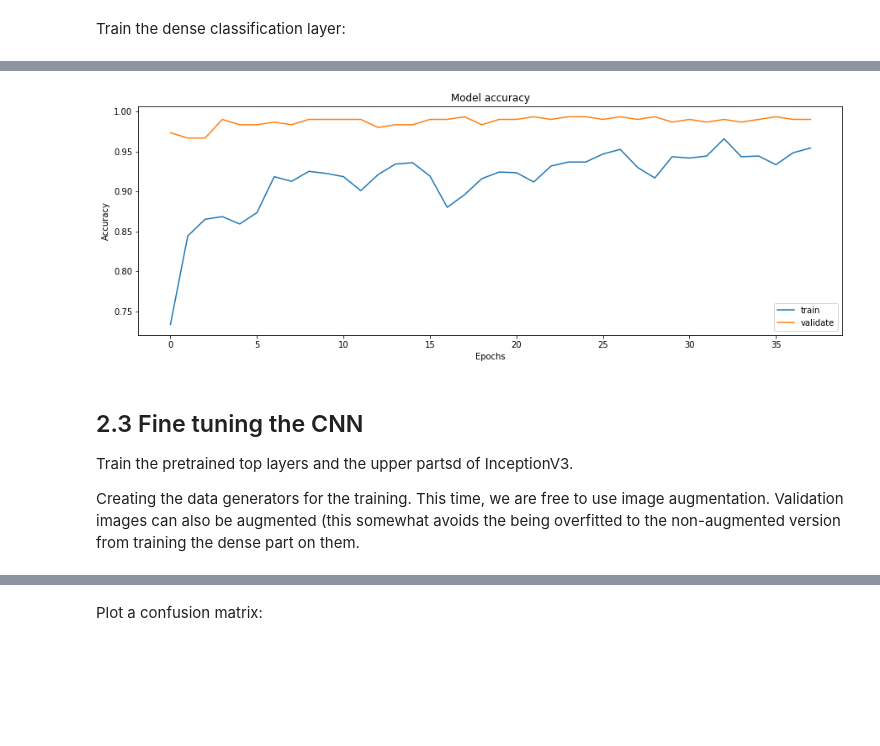
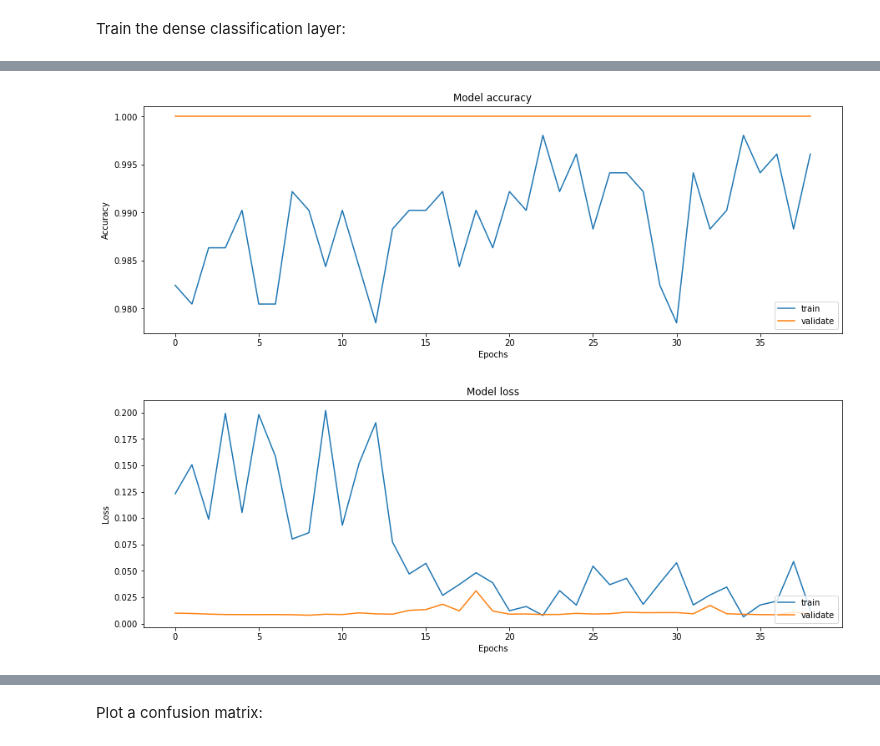
Before and after one commit to raczkristof/deepStep, a Jupyter notebook: FinalTrain/DeepStep_finaltrain.ipynb, the cells around one changed output, grey strips where cells are left out. Cells and saved outputs as stored; diff of their text form; code cells hidden in the pictures; blank space fills up the shorter version.

```diff
--- a/FinalTrain/DeepStep_finaltrain.ipynb
+++ b/FinalTrain/DeepStep_finaltrain.ipynb
@@ -214,0 +211,13 @@ Plot the accuracy during the training.
+# %%
+from keras.applications import InceptionV3
+
+deepStep_model = Sequential(name = 'DeepStep')
+
+# Add InceptionV3 as the bottom part of the network. Original uses input shape of 299x299, but 259x259 suits the spectrograms better
+model_InV3 = InceptionV3(include_top = False, weights = '/content/drive/My Drive/DeepStep_colab/InceptionV3_spectrogram_pretrained_weights.hdf5', input_shape = (259, 259, 3))
+
+deepStep_model.add(model_InV3)
+deepStep_model.add(class_model)
+
+deepStep_model.compile(optimizer = SGD(lr = 0.0001), loss='categorical_crossentropy', metrics=['accuracy'])
+deepStep_model.summary()
@@ -214,0 +239,7 @@ Plot the accuracy during the training.
+# %%
+# Monitor validation accuracy as our benchmark metric in this training:
+early_stopping = EarlyStopping(monitor='val_loss', patience = 30, restore_best_weights = True, verbose = 1)
+# Save the best model of rough training to my drive.
+checkpointer =  ModelCheckpoint(filepath = '/content/drive/My Drive/DeepStep_colab/FinalTrain/DeepStep_model.hdf5', monitor='val_loss', save_best_only = True)
+# Save a log of training to my drive
+logger = CSVLogger('/content/drive/My Drive/DeepStep_colab/FinalTrain/DeepStep_class_model_training.log.txt')
@@ -214,0 +248,7 @@ Plot the accuracy during the training.
+# %%
+history = deepStep_model.fit_generator(train_generator,
+                                       epochs = 1000,
+                                        verbose = 1,
+                                        shuffle = True,
+                                        validation_data = validate_generator,
+                                        callbacks = [checkpointer, early_stopping, logger])
@@ -215,19 +279,31 @@ Plot the accuracy during the training.
 # %%
+import numpy as np
+
+# Plot model accuracy
 plt.figure(figsize = (15,5))
 
 plt.plot(history.history['acc'])
 plt.plot(history.history['val_acc'])
 plt.title('Model accuracy')
 plt.ylabel('Accuracy')
 plt.xlabel('Epochs')
 plt.legend(['train', 'validate'], loc='lower right')
 
 plt.show()
+plt.close()
+
+# Plot model loss
+plt.figure(figsize = (15,5))
+
+plt.plot(history.history['loss'])
+plt.plot(history.history['val_loss'])
+plt.title('Model loss')
+plt.ylabel('Loss')
+plt.xlabel('Epochs')
+plt.legend(['train', 'validate'], loc='lower right')
+
+plt.show()
+plt.close()
 # %% [output]
-[figure, old version]
+[figure, new version]
+[figure, added]
-# %% [markdown]
-## 2.3 Fine tuning the CNN
-
-Train the pretrained top layers and the upper partsd of InceptionV3.
-
-Creating the data generators for the training. This time, we are free to use image augmentation. Validation images can also be augmented (this somewhat avoids the being overfitted to the non-augmented version from training the dense part on them.
```
Also changed, not shown: parts of 65 cells of this notebook, 1 other file.
